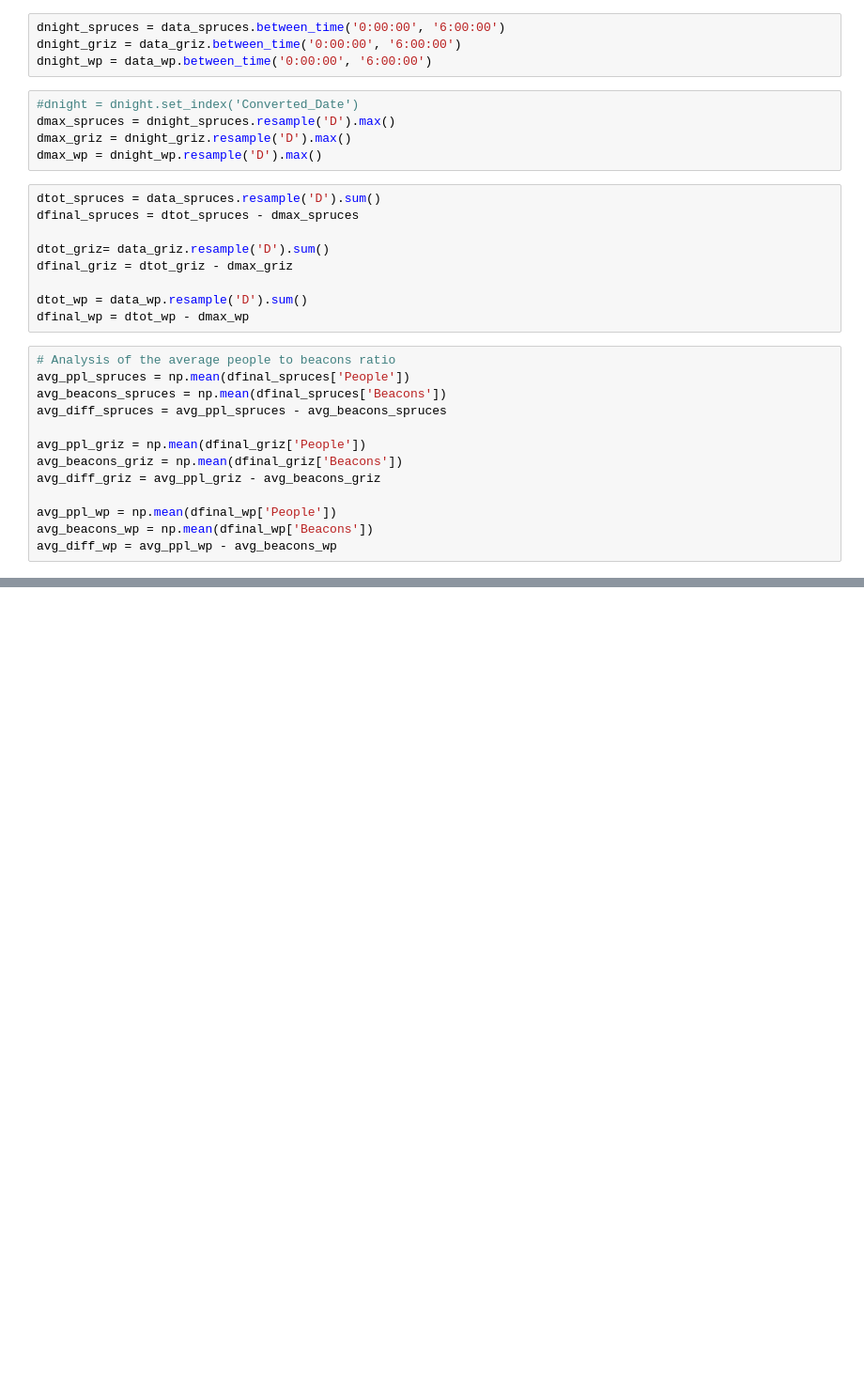
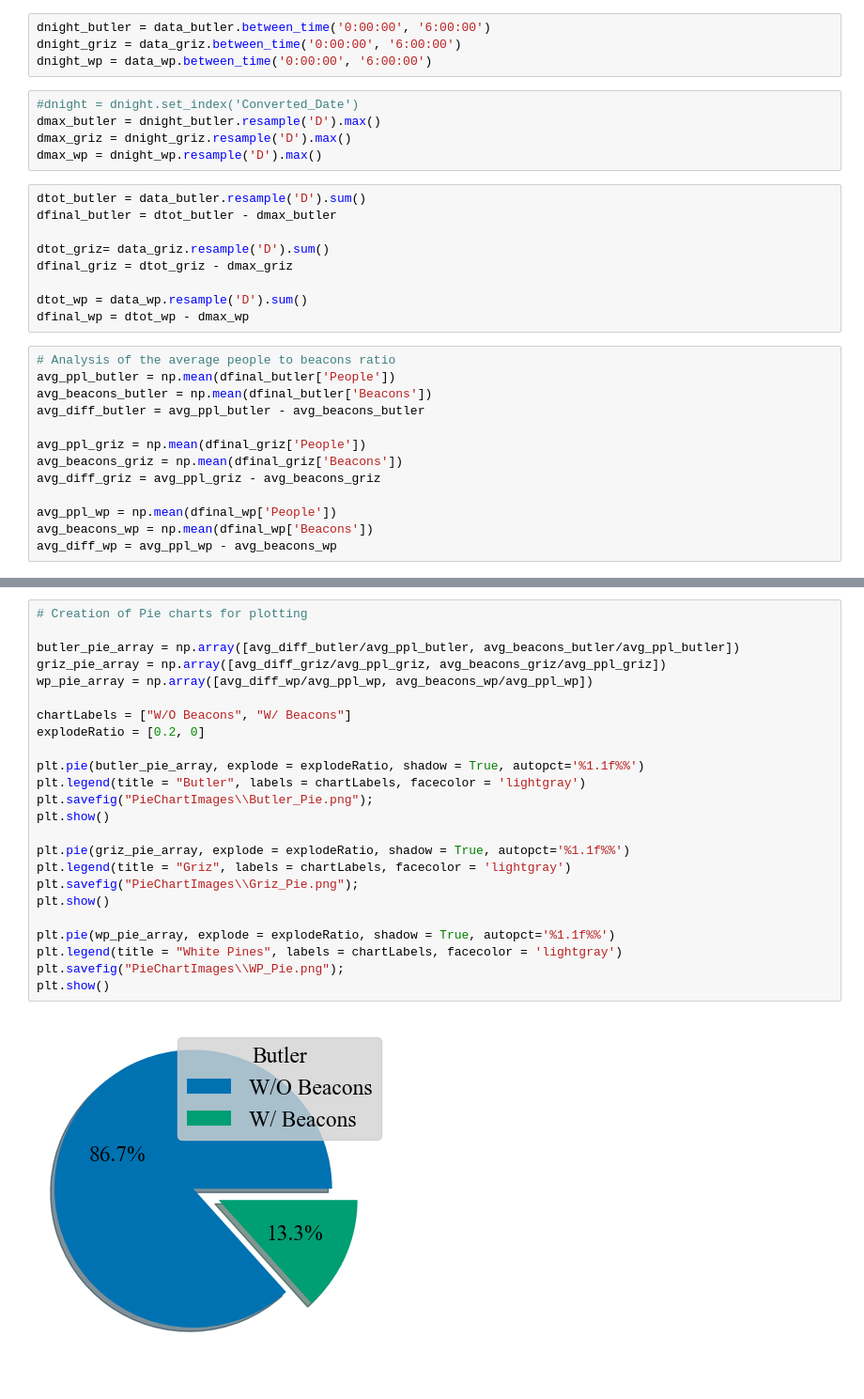
Before and after one commit to maria-analytics/UAC_WBA, a Jupyter notebook: UAC_Pie_Charts.ipynb, the cells around one changed output, grey strips where cells are left out. Shown: that part at 94% size. Cells and saved outputs as stored; diff of their text form; blank space fills up the shorter version.

Commit message:
Pie Charts
Oh boy we got pie charts.

Added an independent code for creation of the pie charts, created map with slope gradient, and added pie charts to map.

```diff
--- a/UAC_Pie_Charts.ipynb
+++ b/UAC_Pie_Charts.ipynb
@@ -31,17 +31,17 @@ data_griz = data_griz.set_index('Converted_Date')
 data_wp['Converted_datetime'] = pd.DatetimeIndex(data_wp['Converted_datetime'])
 data_wp = data_wp.set_index('Converted_datetime')
 # %%
-dnight_spruces = data_spruces.between_time('0:00:00', '6:00:00')
+dnight_butler = data_butler.between_time('0:00:00', '6:00:00')
 dnight_griz = data_griz.between_time('0:00:00', '6:00:00')
 dnight_wp = data_wp.between_time('0:00:00', '6:00:00')
 # %%
 #dnight = dnight.set_index('Converted_Date')
-dmax_spruces = dnight_spruces.resample('D').max()
+dmax_butler = dnight_butler.resample('D').max()
 dmax_griz = dnight_griz.resample('D').max()
 dmax_wp = dnight_wp.resample('D').max()
 # %%
-dtot_spruces = data_spruces.resample('D').sum()
-dfinal_spruces = dtot_spruces - dmax_spruces
+dtot_butler = data_butler.resample('D').sum()
+dfinal_butler = dtot_butler - dmax_butler
 
 dtot_griz= data_griz.resample('D').sum()
 dfinal_griz = dtot_griz - dmax_griz
@@ -50,9 +50,9 @@ dtot_wp = data_wp.resample('D').sum()
 dfinal_wp = dtot_wp - dmax_wp
 # %%
 # Analysis of the average people to beacons ratio
-avg_ppl_spruces = np.mean(dfinal_spruces['People'])
-avg_beacons_spruces = np.mean(dfinal_spruces['Beacons'])
-avg_diff_spruces = avg_ppl_spruces - avg_beacons_spruces
+avg_ppl_butler = np.mean(dfinal_butler['People'])
+avg_beacons_butler = np.mean(dfinal_butler['Beacons'])
+avg_diff_butler = avg_ppl_butler - avg_beacons_butler
 
 avg_ppl_griz = np.mean(dfinal_griz['People'])
 avg_beacons_griz = np.mean(dfinal_griz['Beacons'])
@@ -91,0 +64,26 @@ plt.show()
+# %%
+# Creation of Pie charts for plotting
+
+butler_pie_array = np.array([avg_diff_butler/avg_ppl_butler, avg_beacons_butler/avg_ppl_butler])
+griz_pie_array = np.array([avg_diff_griz/avg_ppl_griz, avg_beacons_griz/avg_ppl_griz])
+wp_pie_array = np.array([avg_diff_wp/avg_ppl_wp, avg_beacons_wp/avg_ppl_wp])
+
+chartLabels = ["W/O Beacons", "W/ Beacons"]
+explodeRatio = [0.2, 0]
+
+plt.pie(butler_pie_array, explode = explodeRatio, shadow = True, autopct='%1.1f%%')
+plt.legend(title = "Butler", labels = chartLabels, facecolor = 'lightgray')
+plt.savefig("PieChartImages\\Butler_Pie.png");
+plt.show()
+
+plt.pie(griz_pie_array, explode = explodeRatio, shadow = True, autopct='%1.1f%%')
+plt.legend(title = "Griz", labels = chartLabels, facecolor = 'lightgray')
+plt.savefig("PieChartImages\\Griz_Pie.png");
+plt.show()
+
+plt.pie(wp_pie_array, explode = explodeRatio, shadow = True, autopct='%1.1f%%')
+plt.legend(title = "White Pines", labels = chartLabels, facecolor = 'lightgray')
+plt.savefig("PieChartImages\\WP_Pie.png");
+plt.show()
+# %% [output]
+[figure, added]
```
Also changed, not shown: parts of 5 cells of this notebook, 14 other files.
